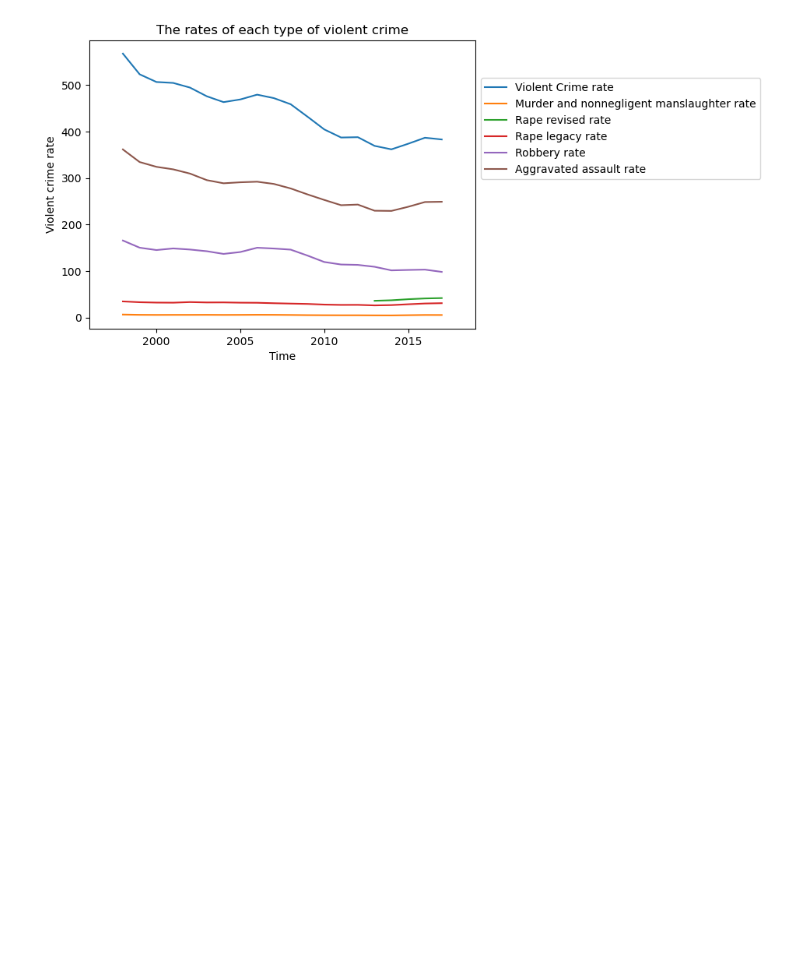
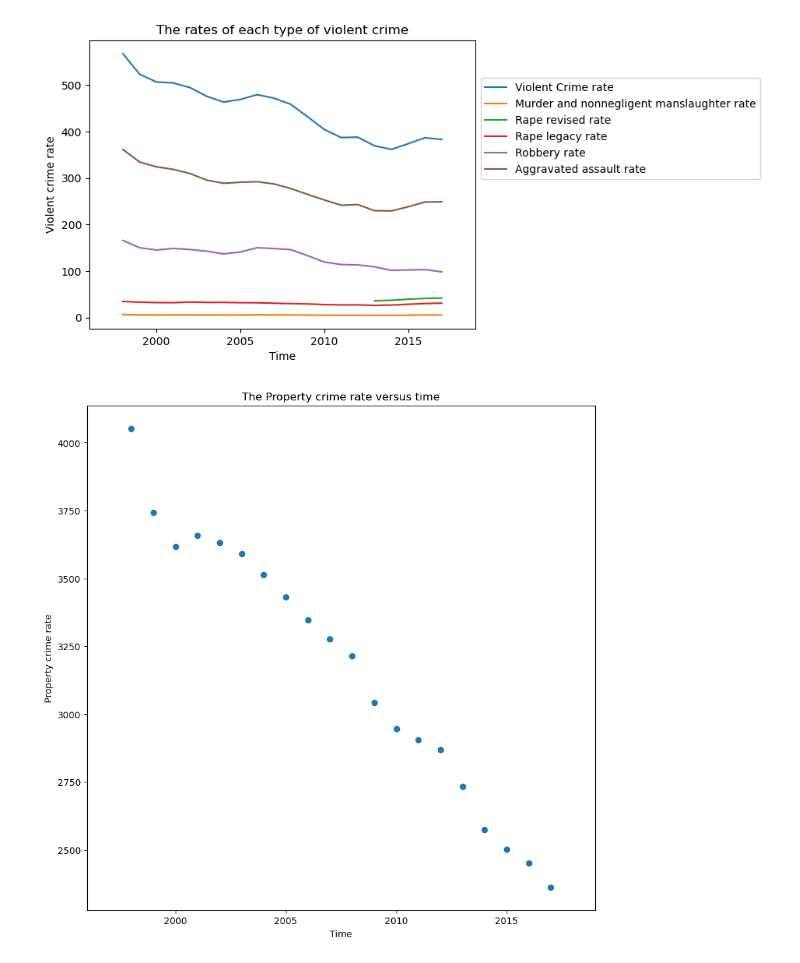
Before and after one commit to MARYAKINDE/Data_Analysis_Python, a Jupyter notebook: Gun Data.ipynb, the cells around one changed output. Saved outputs shown, nothing was run; the diff lists cells and outputs as text; code cells hidden in the pictures; blank space fills up the shorter version.

```diff
--- a/Gun Data.ipynb
+++ b/Gun Data.ipynb
@@ -75,3 +75,18 @@ plt.xlim([1996, 2019])
 plt.show()
 # %% [output]
 [figure]
+# %%
+### c. Plot the property crime rate versus time.
+# Plotting the data
+plt.figure(figsize=(10,10))
+plt.scatter(crimedata['Year'], crimedata['Pcr'])
+plt.title("The Property crime rate versus time")
+plt.xlabel("Time")
+plt.ylabel("Property crime rate")
+# Set the labels for the x-axis
+plt.xlim([1996, 2019])
+
+# Display the plot
+plt.show()
+# %% [output]
+[figure, added]
```
Also changed, not shown: parts of 1 cell of this notebook, 1 other file.
